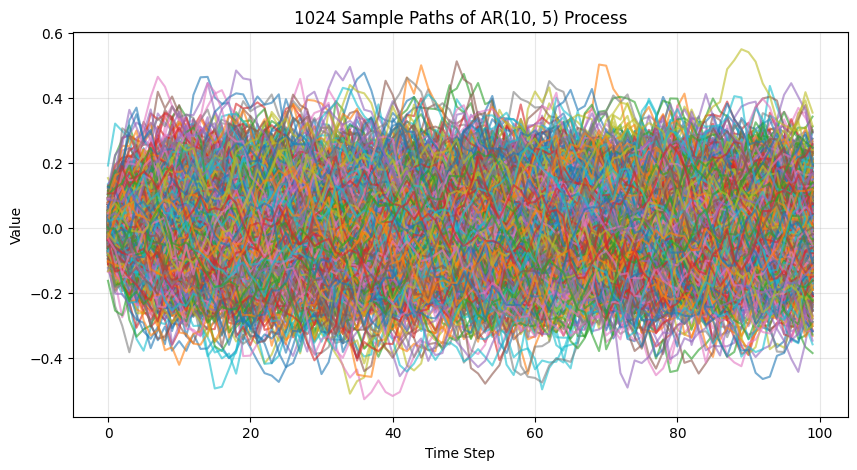
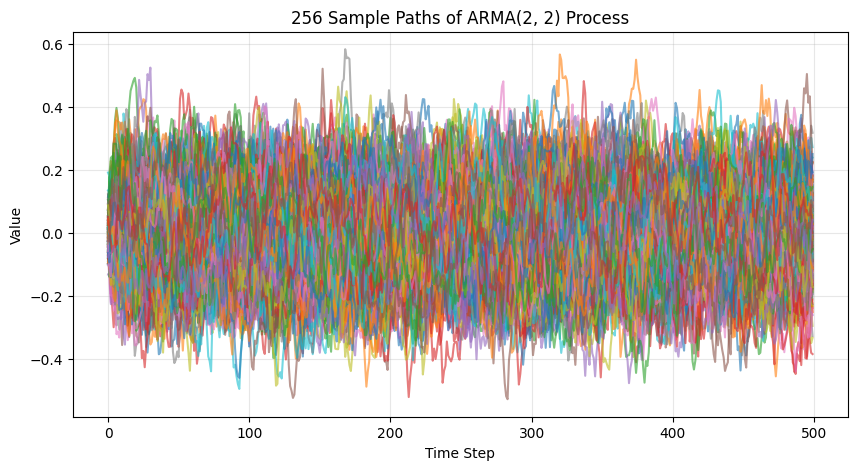
The notebook cell's code change between the first figure and the second:
--- before
+++ after
@@ -9,6 +9,6 @@
 # 2. Generate Multiple Pathsc
 # nsample=(Length, Number of Paths)
-T = 100  # Time steps
-N = 1024   # Number of independent paths
+T = 500  # Time steps
+N = 256   # Number of independent paths
 process = ArmaProcess(ar, ma)
 
@@ -19,5 +19,5 @@
 plt.figure(figsize=(10, 5))
 plt.plot(paths_matrix, alpha=0.6) # Plots all columns automatically
-plt.title(f"{N} Sample Paths of AR(10, 5) Process")
+plt.title(f"{N} Sample Paths of ARMA(2, 2) Process")
 plt.xlabel("Time Step")
 plt.ylabel("Value")
@@ -26,3 +26,3 @@
 # 
 # 4. Save data
-# np.save('./data/ARMA/AR_2_0.9_-0.01_MA_2_0.1_0.1_T100.npy', paths_matrix.T)
+# np.save('./data/ARMA/AR_2_0.9_-0.01_MA_2_0.1_0.1_T500_N32.npy', paths_matrix.T)

Commit: update arma